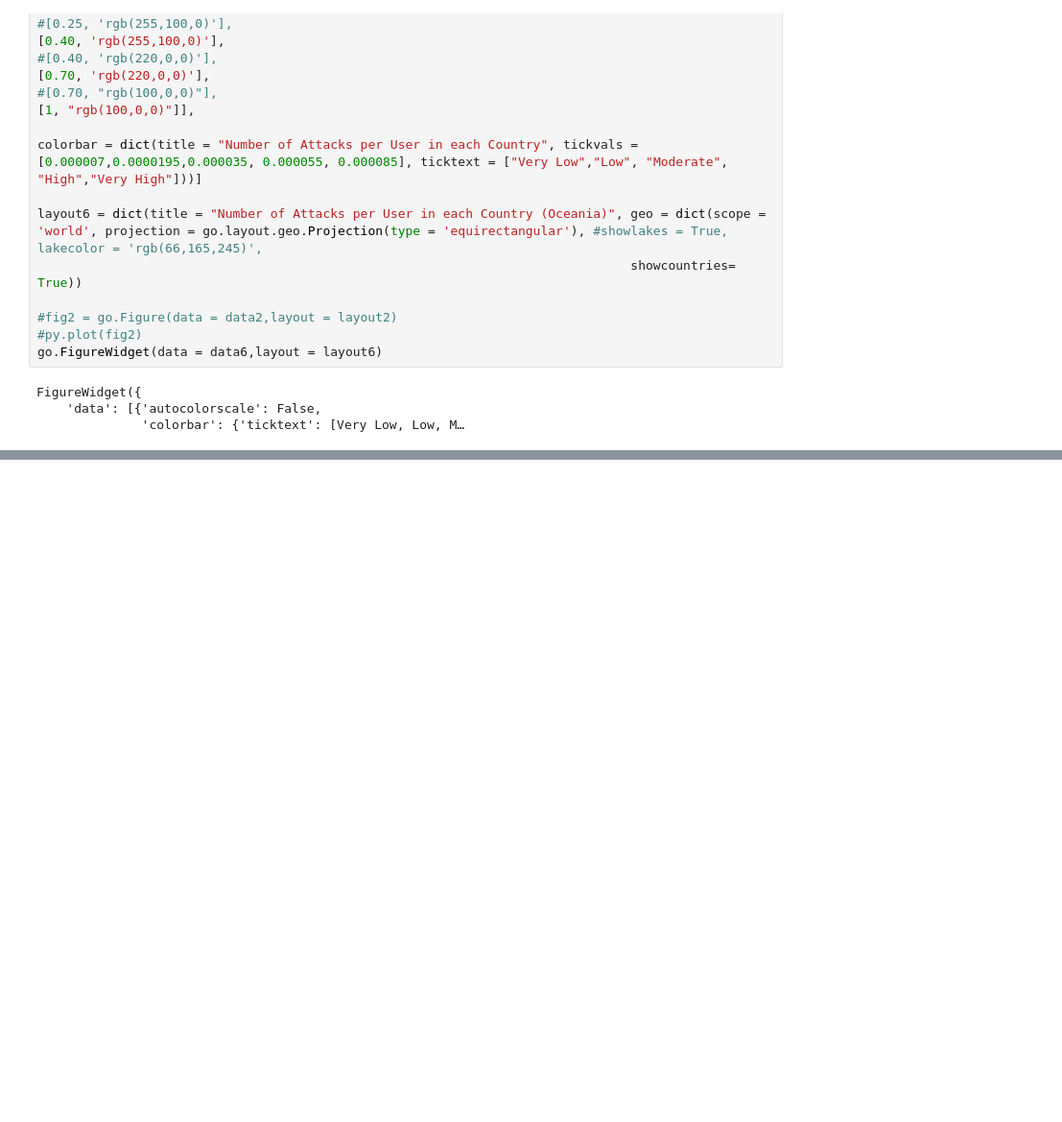
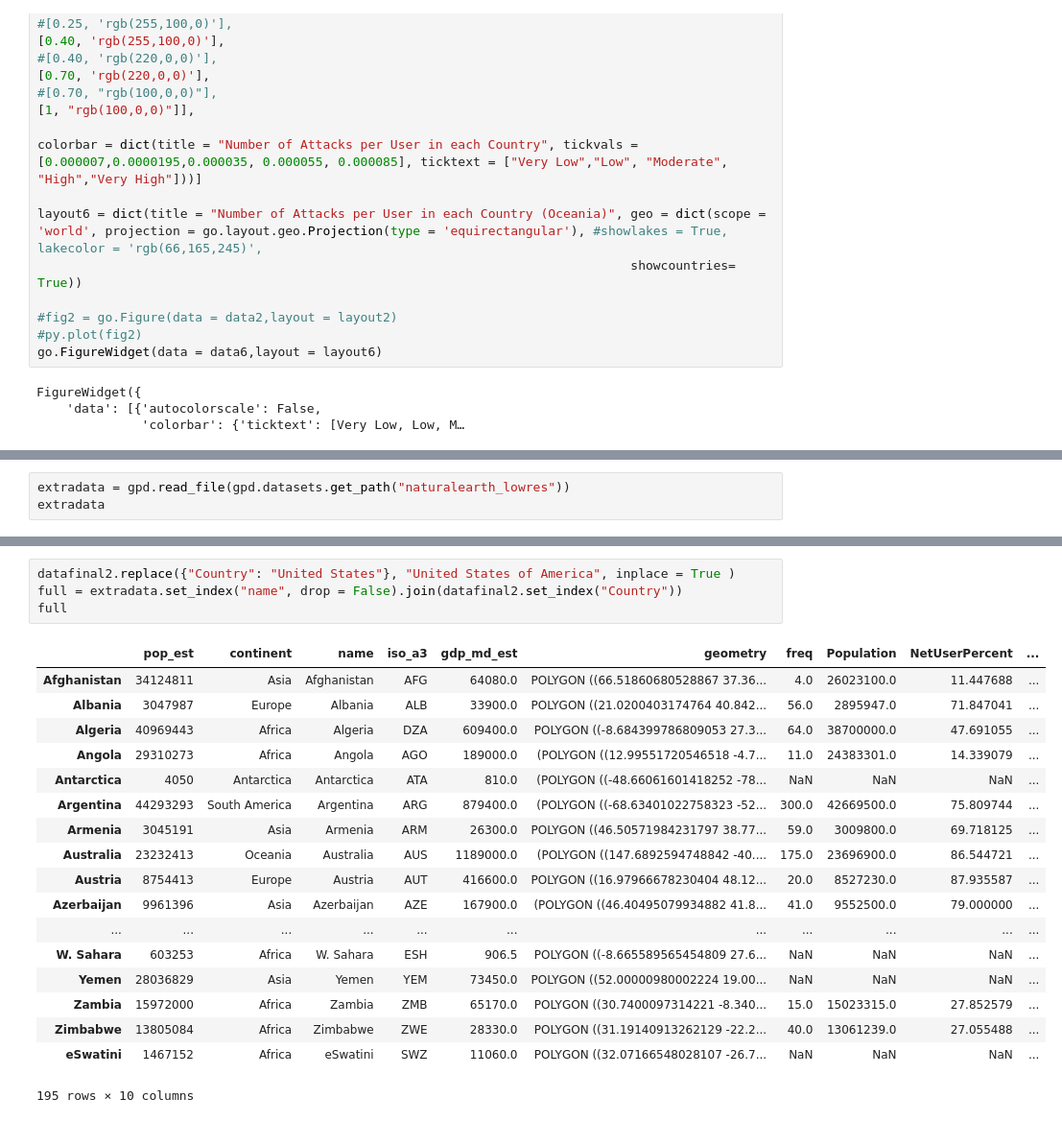
Before and after one commit to rijish45/Security-Analytics, a Jupyter notebook: data2305.ipynb, the cells around one changed output, grey strips where cells are left out. Shown at 96% size. Drawn from its saved outputs; the diff is of its cells as text; blank space fills up the shorter version.

```diff
--- a/data2305.ipynb
+++ b/data2305.ipynb
@@ -434,0 +440,3 @@ FigureWidget({
+# %%
+extradata = gpd.read_file(gpd.datasets.get_path("naturalearth_lowres"))
+extradata
@@ -434,0 +462,23 @@ FigureWidget({
+# %%
+datafinal2.replace({"Country": "United States"}, "United States of America", inplace = True )
+full = extradata.set_index("name", drop = False).join(datafinal2.set_index("Country"))
+full
+# %% [output]
+|  | pop_est | continent | name | iso_a3 | gdp_md_est | geometry | freq | Population | NetUserPercent | ... |
+| Afghanistan | 34124811 | Asia | Afghanistan | AFG | 64080.0 | POLYGON ((66.51860680528867 37.36... | 4.0 | 26023100.0 | 11.447688 | ... |
+| Albania | 3047987 | Europe | Albania | ALB | 33900.0 | POLYGON ((21.0200403174764 40.842... | 56.0 | 2895947.0 | 71.847041 | ... |
+| Algeria | 40969443 | Africa | Algeria | DZA | 609400.0 | POLYGON ((-8.684399786809053 27.3... | 64.0 | 38700000.0 | 47.691055 | ... |
+| Angola | 29310273 | Africa | Angola | AGO | 189000.0 | (POLYGON ((12.99551720546518 -4.7... | 11.0 | 24383301.0 | 14.339079 | ... |
+| Antarctica | 4050 | Antarctica | Antarctica | ATA | 810.0 | (POLYGON ((-48.66061601418252 -78... | NaN | NaN | NaN | ... |
+| Argentina | 44293293 | South America | Argentina | ARG | 879400.0 | (POLYGON ((-68.63401022758323 -52... | 300.0 | 42669500.0 | 75.809744 | ... |
+| Armenia | 3045191 | Asia | Armenia | ARM | 26300.0 | POLYGON ((46.50571984231797 38.77... | 59.0 | 3009800.0 | 69.718125 | ... |
+| Australia | 23232413 | Oceania | Australia | AUS | 1189000.0 | (POLYGON ((147.6892594748842 -40.... | 175.0 | 23696900.0 | 86.544721 | ... |
+| Austria | 8754413 | Europe | Austria | AUT | 416600.0 | POLYGON ((16.97966678230404 48.12... | 20.0 | 8527230.0 | 87.935587 | ... |
+| Azerbaijan | 9961396 | Asia | Azerbaijan | AZE | 167900.0 | (POLYGON ((46.40495079934882 41.8... | 41.0 | 9552500.0 | 79.000000 | ... |
+| ... | ... | ... | ... | ... | ... | ... | ... | ... | ... | ... |
+| W. Sahara | 603253 | Africa | W. Sahara | ESH | 906.5 | POLYGON ((-8.665589565454809 27.6... | NaN | NaN | NaN | ... |
+| Yemen | 28036829 | Asia | Yemen | YEM | 73450.0 | POLYGON ((52.00000980002224 19.00... | NaN | NaN | NaN | ... |
+| Zambia | 15972000 | Africa | Zambia | ZMB | 65170.0 | POLYGON ((30.7400097314221 -8.340... | 15.0 | 15023315.0 | 27.852579 | ... |
+| Zimbabwe | 13805084 | Africa | Zimbabwe | ZWE | 28330.0 | POLYGON ((31.19140913262129 -22.2... | 40.0 | 13061239.0 | 27.055488 | ... |
+| eSwatini | 1467152 | Africa | eSwatini | SWZ | 11060.0 | POLYGON ((32.07166548028107 -26.7... | NaN | NaN | NaN | ... |
+195 rows × 10 columns
```
Also changed, not shown: parts of 6 cells of this notebook, 3 other files.
